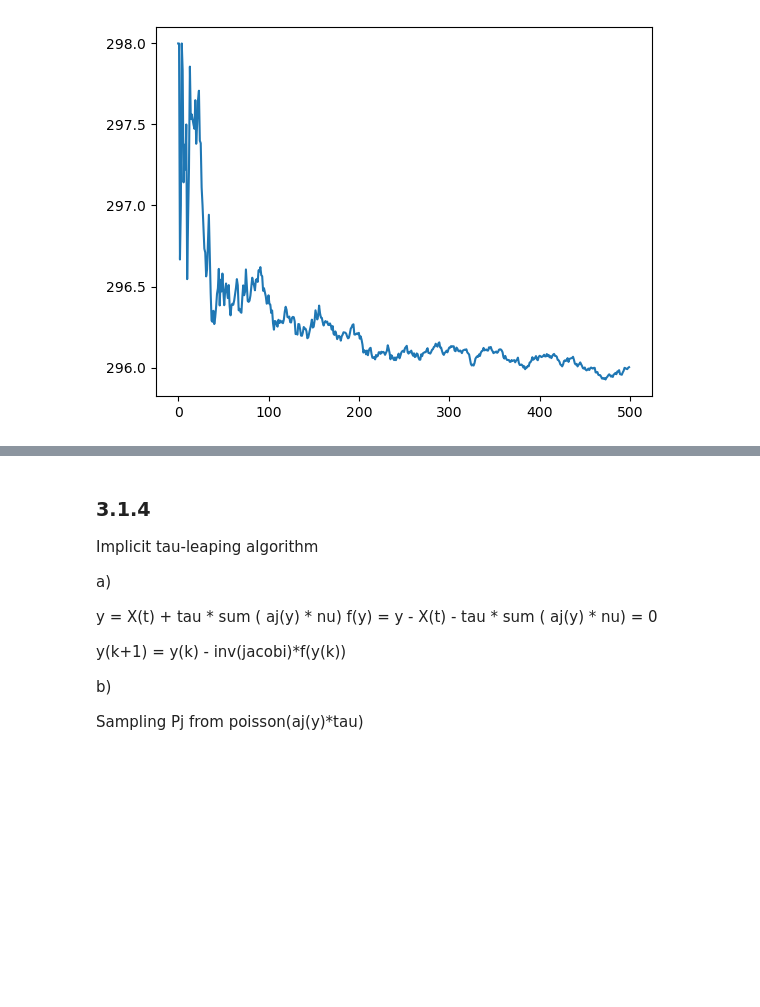
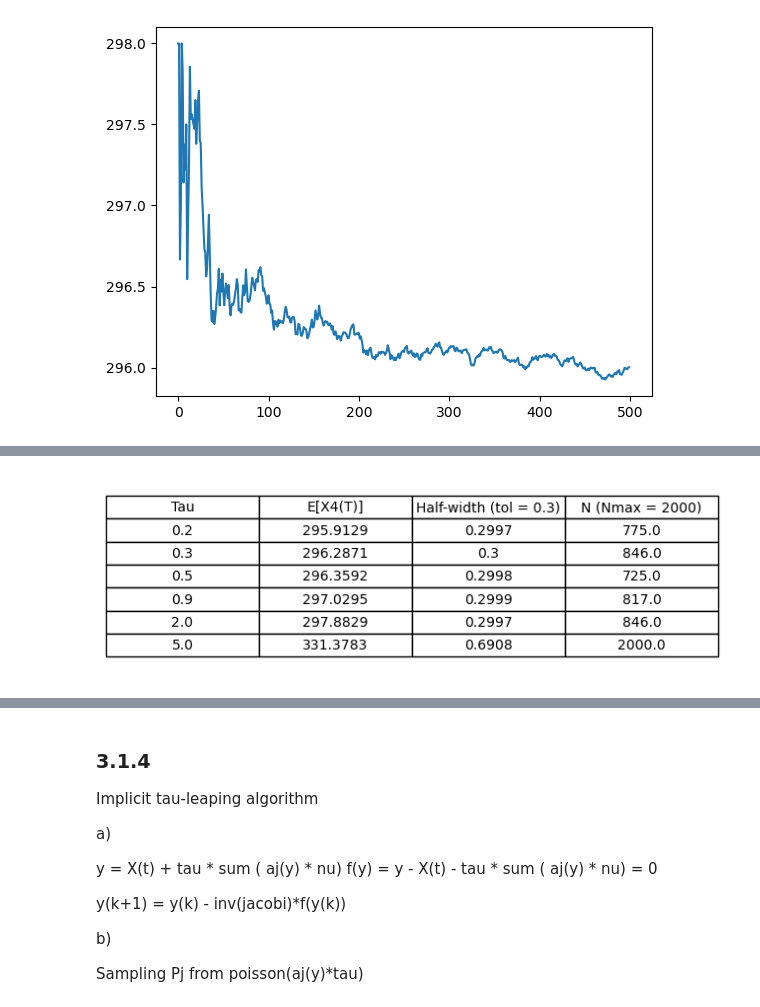
Before and after one commit to marieke-vaske/StochSimProjectSRN, a Jupyter notebook: Section 3.1.ipynb, the cells around one changed output, grey strips where cells are left out. Cells and saved outputs as stored; diff of their text form; code cells hidden in the pictures; blank space fills up the shorter version.

```diff
--- a/Section 3.1.ipynb
+++ b/Section 3.1.ipynb
@@ -109,0 +201,27 @@ Calculated by N =  1765  iterations
+# %%
+muNs, halwidths, Ns = results[:,0], results[:,1], results[:,2]
+
+
+# Combine into a single table array (converted to strings for nice display)
+table_data = np.column_stack([tauTest, muNs, halwidths, Ns])
+
+# Column labels
+col_labels = ["Tau", "E[X4(T)]", f"Half-width (tol = {tol})", f"N (Nmax = {Nmax})"]
+
+fig, ax = plt.subplots(figsize=(8, 2.5))
+ax.axis('off')  # Hide plot frame
+
+table = ax.table(
+    cellText=np.round(table_data, 4),  # Rounded for readability
+    colLabels=col_labels,
+    loc='center',
+    cellLoc='center'
+)
+
+table.auto_set_font_size(False)
+table.set_fontsize(10)
+table.scale(1, 1.4)  # stretch table
+
+plt.show()
+# %% [output]
+[figure, added]
```
Also changed, not shown: parts of 30 cells of this notebook, 1 other file.
